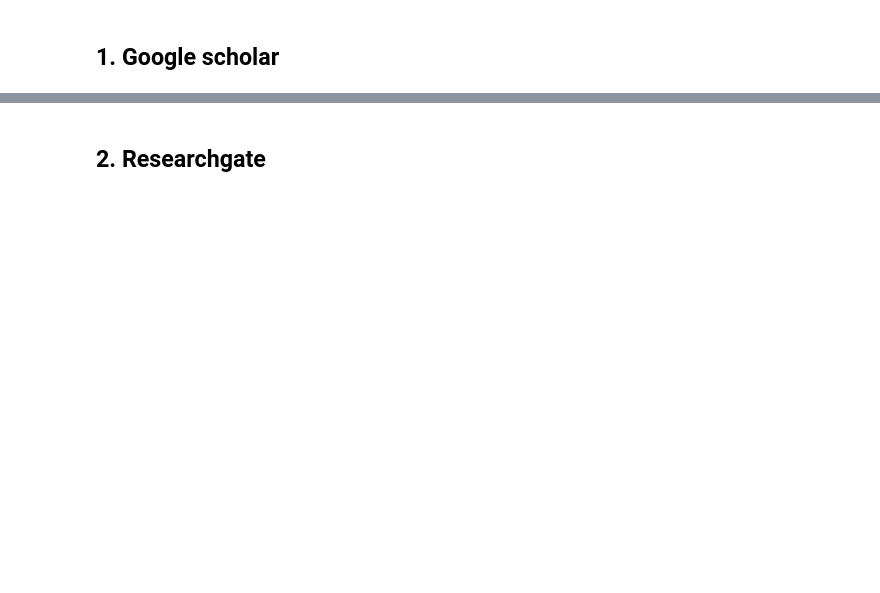
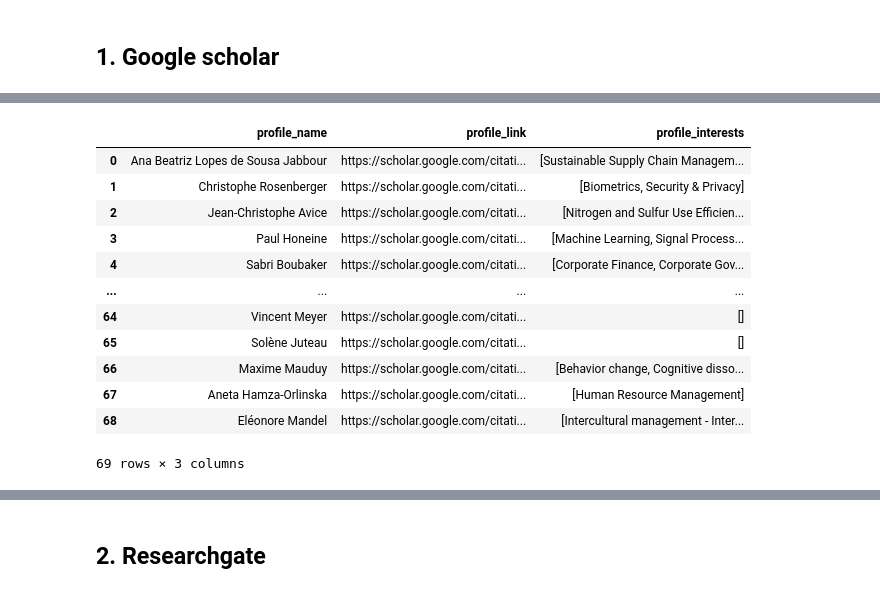
Before and after one commit to mohamed-hachaichi/EM_Normandie_COMP, a Jupyter notebook: Code/Code.ipynb, the cells around one changed output, grey strips where cells are left out. Saved outputs shown, nothing was run; the diff lists cells and outputs as text; code cells hidden in the pictures; blank space fills up the shorter version.

```diff
--- a/Code/Code.ipynb
+++ b/Code/Code.ipynb
@@ -8,3 +8,65 @@ import seaborn as sns
 from datetime import date
 # %% [markdown]
 ## 1. Google scholar
+# %%
+from parsel import Selector
+import requests, re, json
+
+def scrape_all_profiles_from_university(university_name: str):
+
+    # https://docs.python-requests.org/en/master/user/quickstart/#passing-parameters-in-urls
+    params = {
+        "view_op": "search_authors",  # author results
+        "mauthors": university_name,  # search query
+        "hl": "en",                   # language
+        "astart": 0                   # page number
+    }
+
+    # https://docs.python-requests.org/en/master/user/quickstart/#custom-headers
+    headers = {
+        "User-Agent": "Mozilla/5.0 (Windows NT 10.0; Win64; x64) AppleWebKit/537.36 (KHTML, like Gecko) Chrome/98.0.4758.87 Safari/537.36",
+    }
+
+    profile_results = []
+
+    profiles_is_present = True
+    while profiles_is_present:
+
+        html = requests.get("https://scholar.google.com/citations", params=params, headers=headers, timeout=30)
+        select = Selector(html.text)
+
+        # print(f"extracting authors at page #{params['astart']}.")
+
+        for profile in select.css(".gs_ai_chpr"):
+            name = profile.css(".gs_ai_name a::text").get()
+            link = f'https://scholar.google.com{profile.css(".gs_ai_name a::attr(href)").get()}'
+            affiliations = profile.css(".gs_ai_aff").xpath('normalize-space()').get()
+            email = profile.css(".gs_ai_eml::text").get()
+            cited_by = re.search(r"\d+", profile.xpath('//div[@class="gs_ai_cby"]').get()).group()  # Cited by 17143 -> 17143
+            interests = profile.css(".gs_ai_one_int::text").getall()
+
+            profile_results.append({
+                "profile_name": name,
+                "profile_link": link,
+                "profile_affiliations": affiliations,
+                "profile_email": email,
+                "profile_city_by_count": cited_by,
+                "profile_interests": interests
+            })
+
+        # if next page token is present -> update next page token and increment 10 to get the next page
+        if select.css("button.gs_btnPR::attr(onclick)").get():
+            # https://regex101.com/r/e0mq0C/1
+            params["after_author"] = re.search(r"after_author\\x3d(.*)\\x26", select.css("button.gs_btnPR::attr(onclick)").get()).group(1)  # -> XB0HAMS9__8J
+            params["astart"] += 10
+        else:
+            profiles_is_present = False
+
+    return profile_results
+
+
+# print(json.dumps(scrape_all_profiles_from_university(university_name="EM Normandie"), indent=2, ensure_ascii=False))
+data = pd.DataFrame(scrape_all_profiles_from_university(university_name="EM Normandie"))
+data.drop(['profile_affiliations', 'profile_email', 'profile_city_by_count'],axis =1, inplace = True)
+data
+# %% [output]
@@ -11,2 +90,15 @@ from datetime import date
+|  | profile_name | profile_link | profile_interests |
+| 0 | Ana Beatriz Lopes de Sousa Jabbour | https://scholar.google.com/citati... | [Sustainable Supply Chain Managem... |
+| 1 | Christophe Rosenberger | https://scholar.google.com/citati... | [Biometrics, Security & Privacy] |
+| 2 | Jean-Christophe Avice | https://scholar.google.com/citati... | [Nitrogen and Sulfur Use Efficien... |
+| 3 | Paul Honeine | https://scholar.google.com/citati... | [Machine Learning, Signal Process... |
+| 4 | Sabri Boubaker | https://scholar.google.com/citati... | [Corporate Finance, Corporate Gov... |
+| ... | ... | ... | ... |
+| 64 | Vincent Meyer | https://scholar.google.com/citati... | [] |
+| 65 | Solène Juteau | https://scholar.google.com/citati... | [] |
+| 66 | Maxime Mauduy | https://scholar.google.com/citati... | [Behavior change, Cognitive disso... |
+| 67 | Aneta Hamza-Orlinska | https://scholar.google.com/citati... | [Human Resource Management] |
+| 68 | Eléonore Mandel | https://scholar.google.com/citati... | [Intercultural management - Inter... |
+69 rows × 3 columns
 # %%
 ## Take the names from google scholar
```
Also changed, not shown: parts of 5 cells of this notebook.
